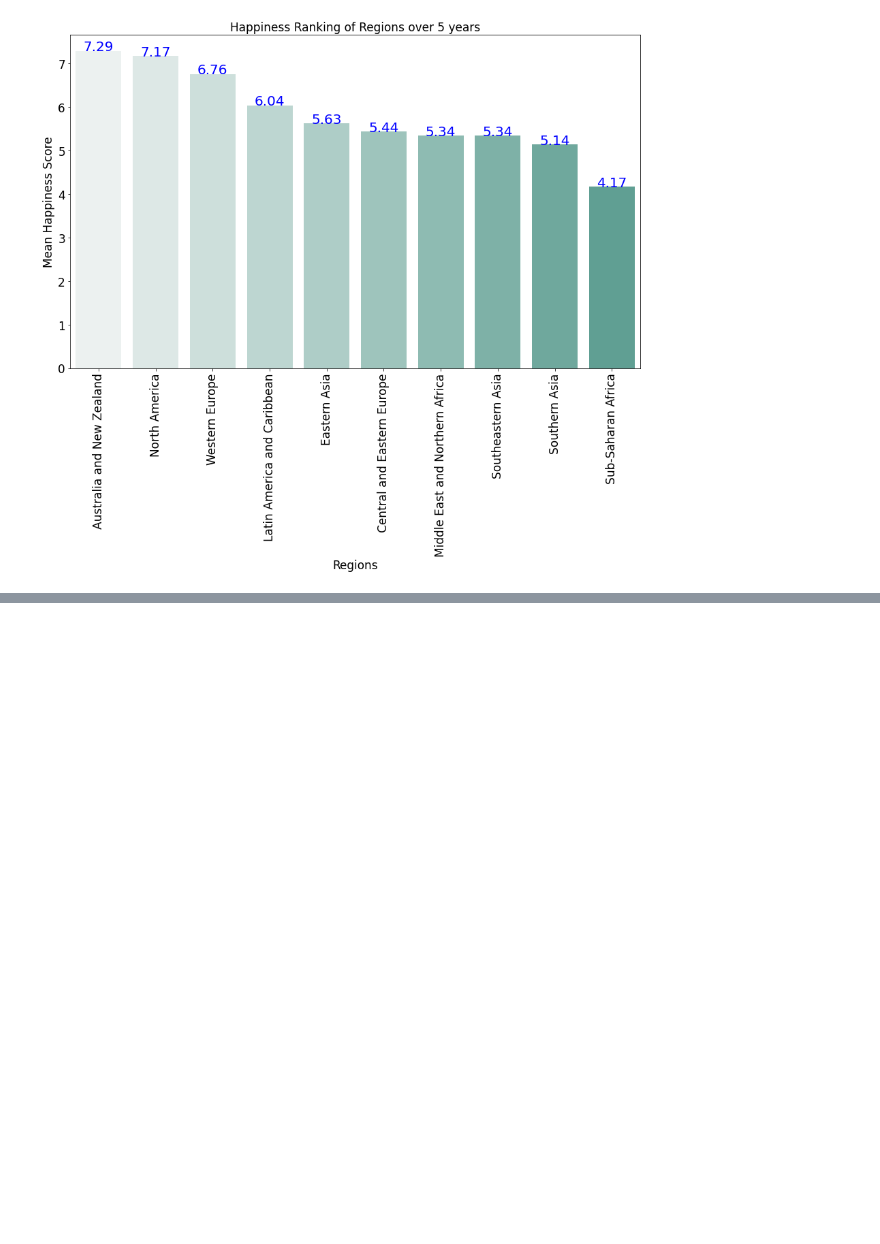
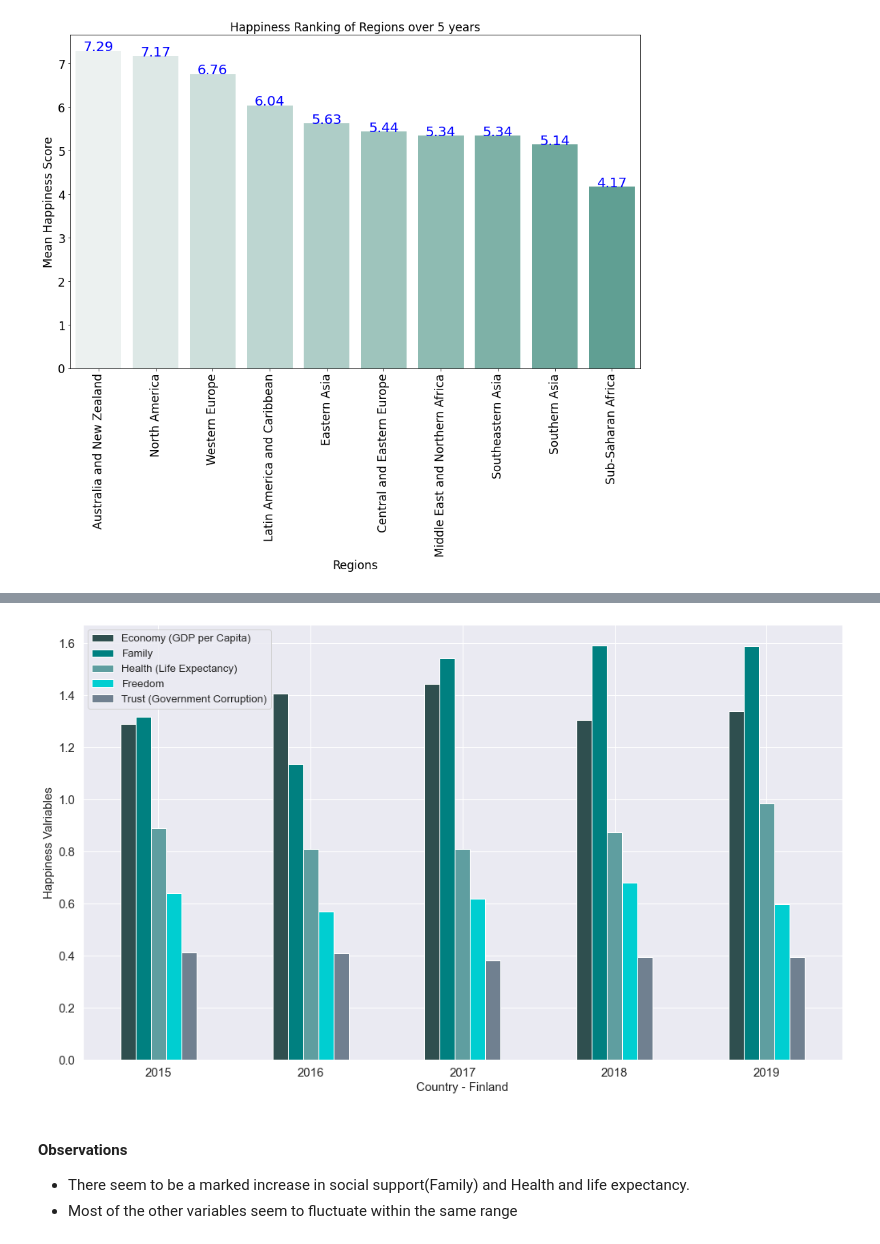
Before and after one commit to Eldiias/data-ft-par-labs, a Jupyter notebook: Projects/Week-4/Project_Business Intelligence with Python.ipynb, the cells around one changed output, grey strips where cells are left out. Drawn from its saved outputs; the diff is of its cells as text; code cells hidden in the pictures; blank space fills up the shorter version.

```diff
--- a/Projects/Week-4/Project_Business Intelligence with Python.ipynb
+++ b/Projects/Week-4/Project_Business Intelligence with Python.ipynb
@@ -584,0 +510,18 @@ plt.show()
+# %%
+# Examining the happiness variables for Finland to observe fluctuations
+
+top.plot('Year', [6,7,8,9,10], kind='bar', figsize=(17, 10),
+         color = ['darkslategray', 'teal', 'cadetblue', 'darkturquoise', 'slategray'])
+plt.xlabel('Country - Finland', fontsize=15)
+plt.ylabel('Happiness Valriables', fontsize = 15)
+plt.tick_params(axis='x', labelrotation=0, labelsize=15)
+plt.tick_params(axis='y', labelrotation=0, labelsize=15)
+plt.legend(loc='upper left')
+plt.show()
+# %% [output]
+[figure, added]
+# %% [markdown]
+#### Observations
+
+- There seem to be a marked increase in social support(Family) and Health and life expectancy.
+- Most of the other variables seem to fluctuate within the same range
```
Also changed, not shown: parts of 63 cells of this notebook.
